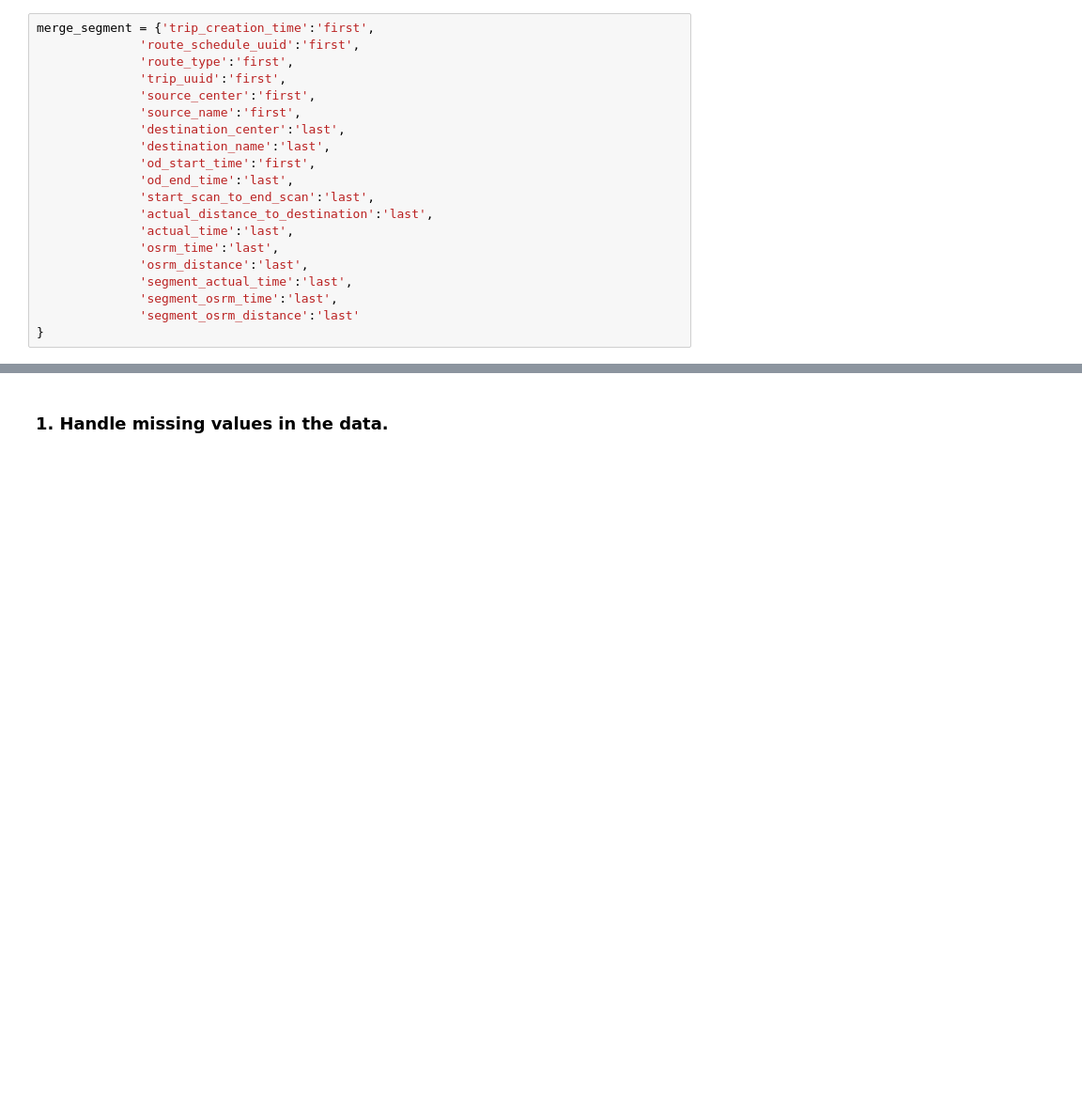
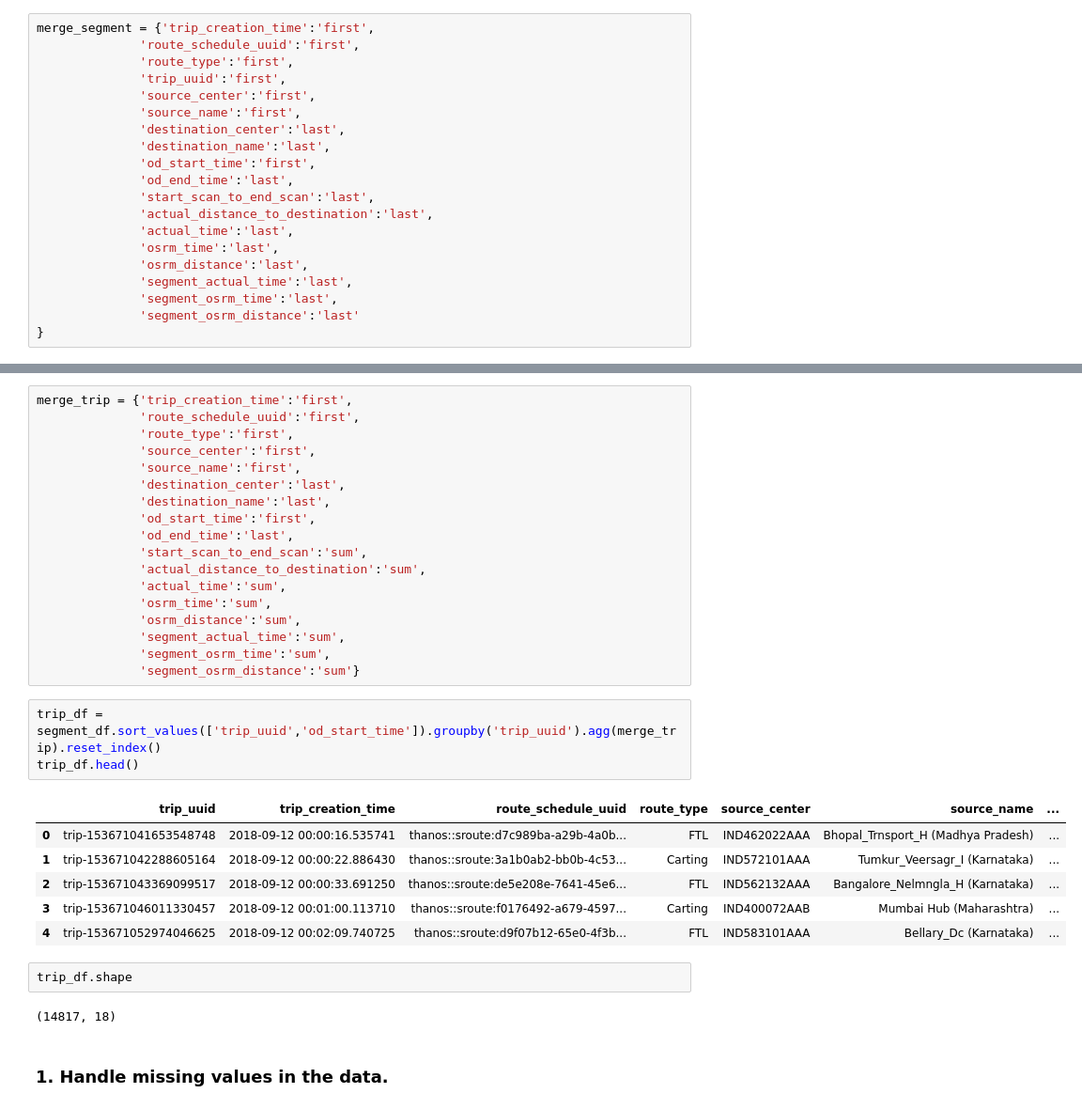
Before and after one commit to christinajoice/Delhivery, a Jupyter notebook: Delhivery.ipynb, the cells around one changed output, grey strips where cells are left out. Shown at 94% size. Saved outputs shown, nothing was run; the diff lists cells and outputs as text; blank space fills up the shorter version.

```diff
--- a/Delhivery.ipynb
+++ b/Delhivery.ipynb
@@ -140,3 +156,35 @@ merge_segment = {'trip_creation_time':'first',
+# %%
+merge_trip = {'trip_creation_time':'first',
+              'route_schedule_uuid':'first',
+              'route_type':'first',
+              'source_center':'first',
+              'source_name':'first',
+              'destination_center':'last',
+              'destination_name':'last',
+              'od_start_time':'first',
+              'od_end_time':'last',
+              'start_scan_to_end_scan':'sum',
+              'actual_distance_to_destination':'sum',
+              'actual_time':'sum',
+              'osrm_time':'sum',
+              'osrm_distance':'sum',
+              'segment_actual_time':'sum',
+              'segment_osrm_time':'sum',
+              'segment_osrm_distance':'sum'}
+# %%
+trip_df = segment_df.sort_values(['trip_uuid','od_start_time']).groupby('trip_uuid').agg(merge_trip).reset_index()
+trip_df.head()
+# %% [output]
+|  | trip_uuid | trip_creation_time | route_schedule_uuid | route_type | source_center | source_name | ... |
+| 0 | trip-153671041653548748 | 2018-09-12 00:00:16.535741 | thanos::sroute:d7c989ba-a29b-4a0b... | FTL | IND462022AAA | Bhopal_Trnsport_H (Madhya Pradesh) | ... |
+| 1 | trip-153671042288605164 | 2018-09-12 00:00:22.886430 | thanos::sroute:3a1b0ab2-bb0b-4c53... | Carting | IND572101AAA | Tumkur_Veersagr_I (Karnataka) | ... |
+| 2 | trip-153671043369099517 | 2018-09-12 00:00:33.691250 | thanos::sroute:de5e208e-7641-45e6... | FTL | IND562132AAA | Bangalore_Nelmngla_H (Karnataka) | ... |
+| 3 | trip-153671046011330457 | 2018-09-12 00:01:00.113710 | thanos::sroute:f0176492-a679-4597... | Carting | IND400072AAB | Mumbai Hub (Maharashtra) | ... |
+| 4 | trip-153671052974046625 | 2018-09-12 00:02:09.740725 | thanos::sroute:d9f07b12-65e0-4f3b... | FTL | IND583101AAA | Bellary_Dc (Karnataka) | ... |
+# %%
+trip_df.shape
+# %% [output]
+(14817, 18)
 # %% [markdown]
 ### 1. Handle missing values in the data.
 # %%
```
Also changed, not shown: parts of 10 cells of this notebook.
